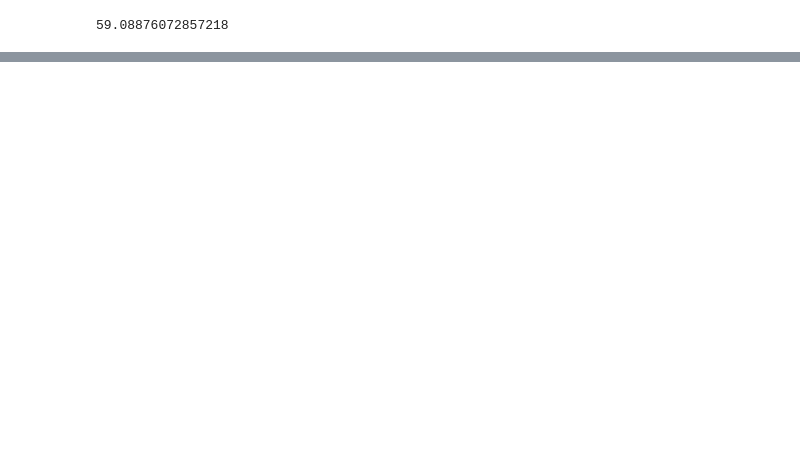
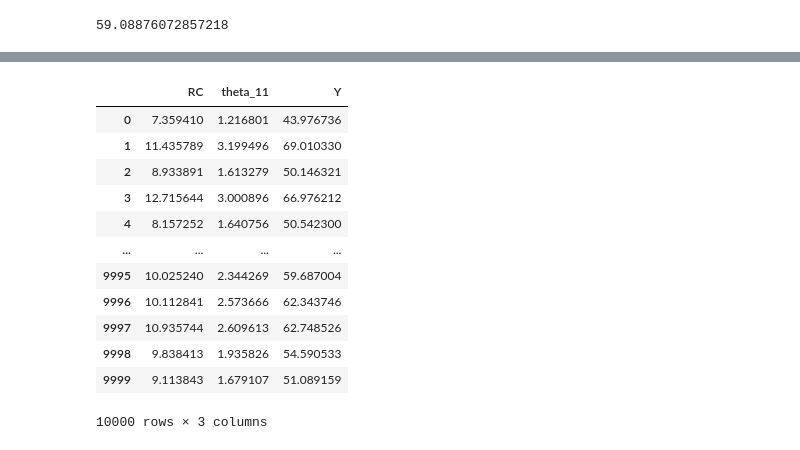
Before and after one commit to bhmueller/thesis, a Jupyter notebook: shapley_rc_theta_11.ipynb, the cells around one changed output, grey strips where cells are left out. Saved outputs shown, nothing was run; the diff lists cells and outputs as text; code cells hidden in the pictures; blank space fills up the shorter version.

```diff
--- a/shapley_rc_theta_11.ipynb
+++ b/shapley_rc_theta_11.ipynb
@@ -493,0 +521,16 @@ fig.savefig(fname=os.path.join('figures', f'uncertainty_propagation_{num_sim_dem
+# %%
+data
+# %% [output]
+|  | RC | theta_11 | Y |
+| 0 | 7.359410 | 1.216801 | 43.976736 |
+| 1 | 11.435789 | 3.199496 | 69.010330 |
+| 2 | 8.933891 | 1.613279 | 50.146321 |
+| 3 | 12.715644 | 3.000896 | 66.976212 |
+| 4 | 8.157252 | 1.640756 | 50.542300 |
+| ... | ... | ... | ... |
+| 9995 | 10.025240 | 2.344269 | 59.687004 |
+| 9996 | 10.112841 | 2.573666 | 62.343746 |
+| 9997 | 10.935744 | 2.609613 | 62.748526 |
+| 9998 | 9.838413 | 1.935826 | 54.590533 |
+| 9999 | 9.113843 | 1.679107 | 51.089159 |
+10000 rows × 3 columns
```
Also changed, not shown: parts of 18 cells of this notebook.
